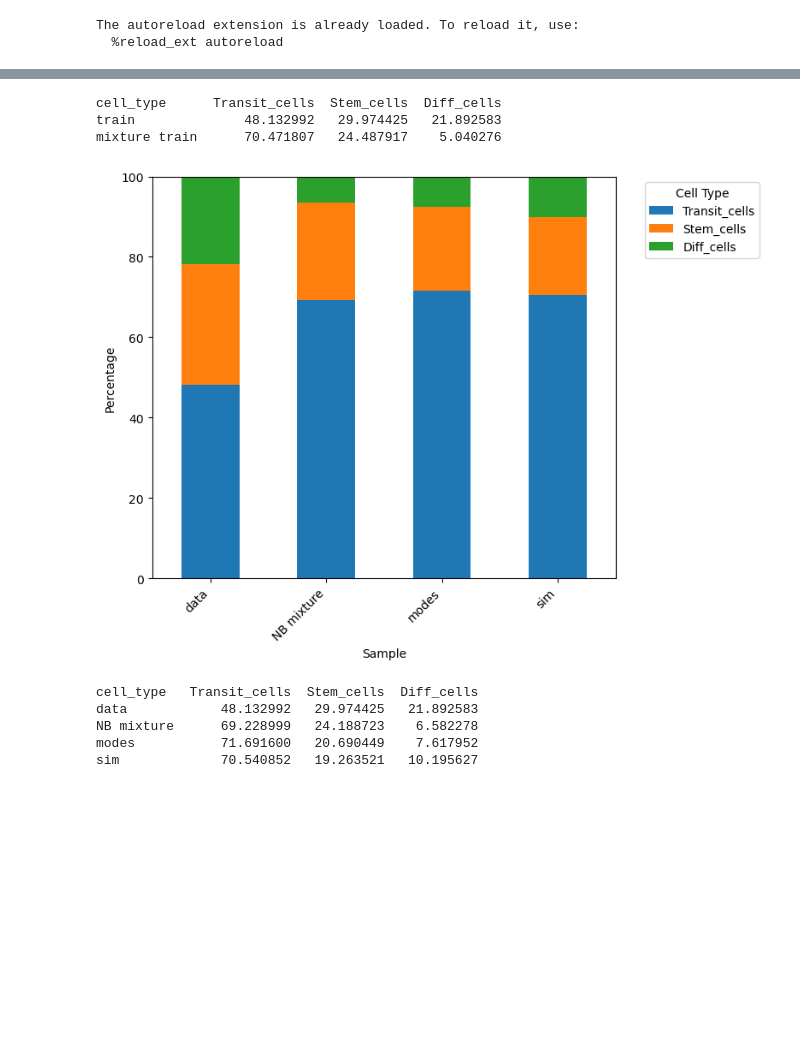
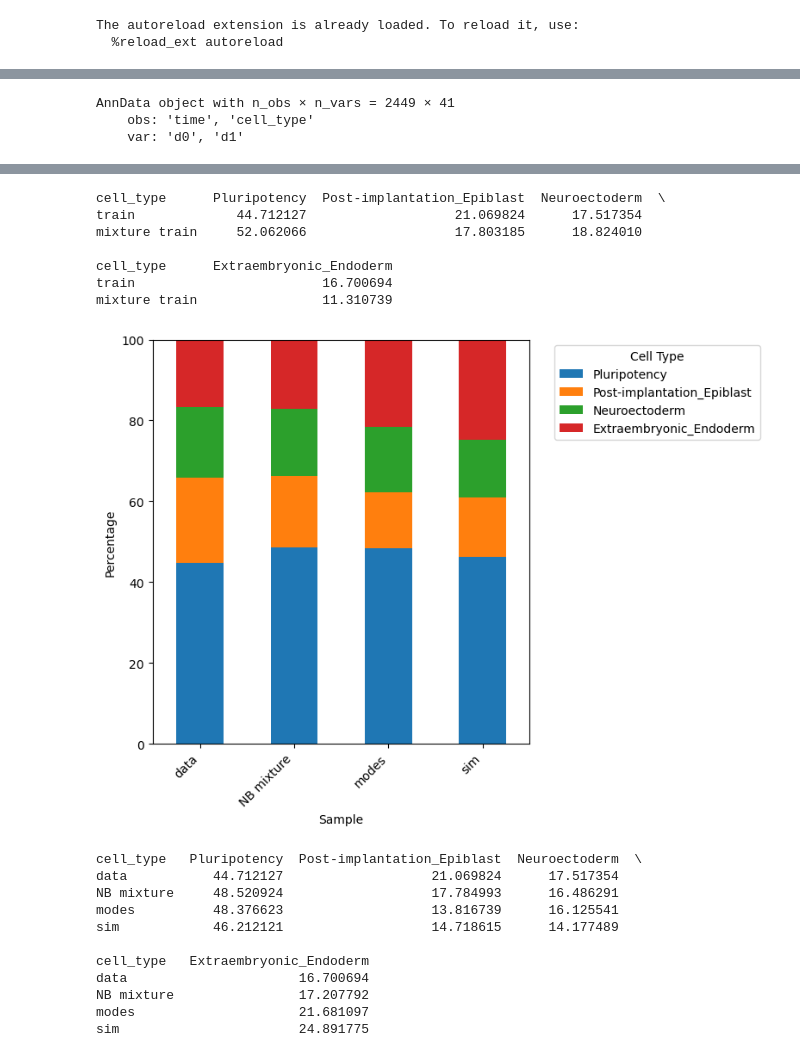
Before and after one commit to eliasventre/CardamomOT, a Jupyter notebook: utils/compare_cell_types.ipynb, the cells around one changed output, grey strips where cells are left out. Cells and saved outputs as stored; diff of their text form; code cells hidden in the pictures; blank space fills up the shorter version.

```diff
--- a/utils/compare_cell_types.ipynb
+++ b/utils/compare_cell_types.ipynb
@@ -15,10 +15,10 @@ label="cell_type"
 stim = 1.0
 prior = 1.0
 
-def check_cell_types_full(clf, p, test=False):
+def check_cell_types_full(clf, p, split='train', test=False):
 
     ### Compare cell type on mRNA
-    adata_train_true = ad.read_h5ad(p+'Data/data_train.h5ad')
+    adata_train_true = ad.read_h5ad(p+f'Data/data_{split}.h5ad')
     adata_train = ad.read_h5ad(p+'cardamom/adata_beta_stim{}_prior{}.h5ad'.format(stim, prior))
     adata_sim_train = ad.read_h5ad(p+'cardamom/adata_sim_stim{}_prior{}.h5ad'.format(stim, prior))
     adata_theta_train = ad.read_h5ad(p+'cardamom/adata_theta_stim{}_prior{}.h5ad'.format(stim, prior))
@@ -167,9 +167,12 @@ sim          45.833333       27.888889   22.555556      3.722222
 # %%
-p = './../collaborations/orga_Olivier/'
+p = './../experimental_datasets/Semrau/'
 
-adata_full = ad.read_h5ad(p+'Data/data_train.h5ad')
+adata_full = ad.read_h5ad(p+'Data/data_full.h5ad')
+print(adata_full)
 clf = train_classifier(adata_full, label_key=label)
-# check_cell_types_init(clf, p)
-check_cell_types_mixture(clf, p)
-check_cell_types_full(clf, p)
+check_cell_types_mixture(clf, p, split="full")
+check_cell_types_full(clf, p, split="full")
 # %% [output]
+AnnData object with n_obs × n_vars = 2449 × 41
+    obs: 'time', 'cell_type'
+    var: 'd0', 'd1'
@@ -177,9 +180,19 @@ check_cell_types_full(clf, p)
-cell_type      Transit_cells  Stem_cells  Diff_cells
-train              48.132992   29.974425   21.892583
-mixture train      70.471807   24.487917    5.040276
+cell_type      Pluripotency  Post-implantation_Epiblast  Neuroectoderm  \
+train             44.712127                   21.069824      17.517354
+mixture train     52.062066                   17.803185      18.824010
+
+cell_type      Extraembryonic_Endoderm
+train                        16.700694
+mixture train                11.310739
-[figure, old version]
+[figure, new version]
-cell_type   Transit_cells  Stem_cells  Diff_cells
-data            48.132992   29.974425   21.892583
-NB mixture      69.228999   24.188723    6.582278
-modes           71.691600   20.690449    7.617952
-sim             70.540852   19.263521   10.195627
+cell_type   Pluripotency  Post-implantation_Epiblast  Neuroectoderm  \
+data           44.712127                   21.069824      17.517354
+NB mixture     48.520924                   17.784993      16.486291
+modes          48.376623                   13.816739      16.125541
+sim            46.212121                   14.718615      14.177489
+
+cell_type   Extraembryonic_Endoderm
+data                      16.700694
+NB mixture                17.207792
+modes                     21.681097
+sim                       24.891775
```
Also changed, not shown: parts of 8 cells of this notebook, 15 other files.
